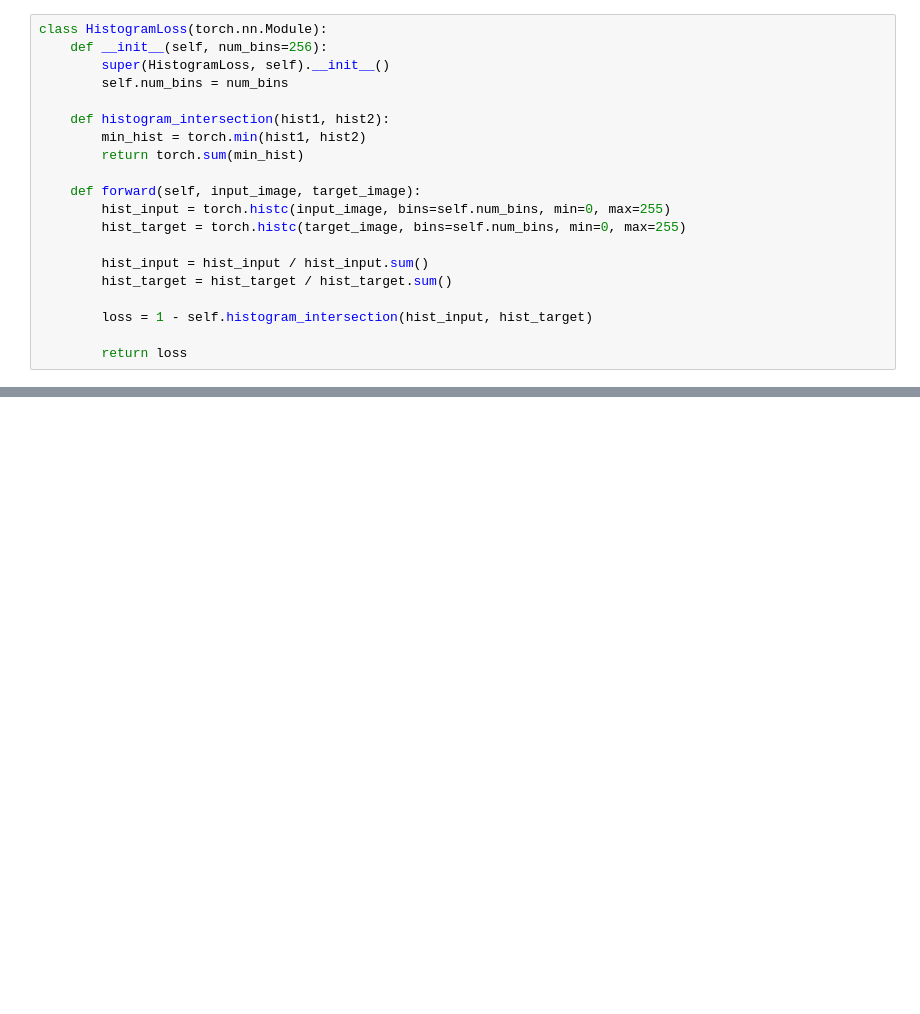
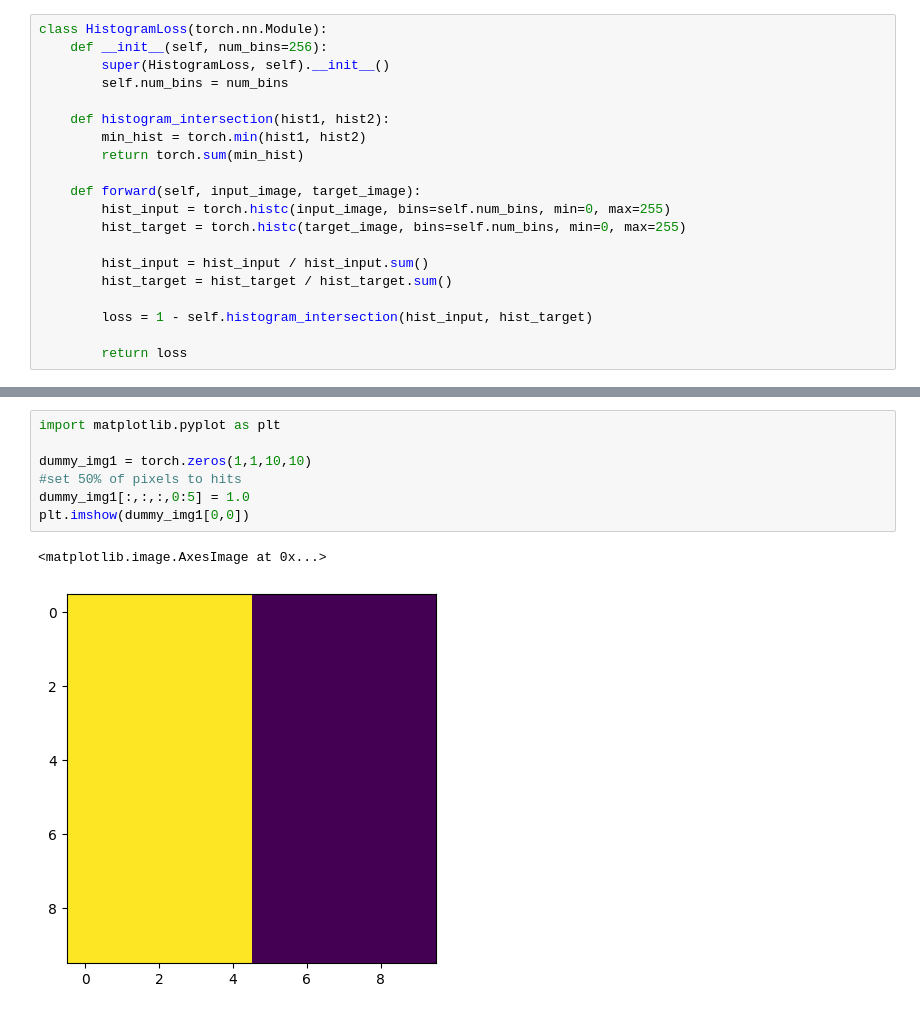
Before and after one commit to Adillwma/DeepClean3D, a Jupyter notebook: 3D Loss function building.ipynb, the cells around one changed output, grey strips where cells are left out. Drawn from its saved outputs; the diff is of its cells as text; blank space fills up the shorter version.

```diff
--- a/3D Loss function building.ipynb
+++ b/3D Loss function building.ipynb
@@ -41,0 +203,10 @@ Loss function cannot work with shape (batch, channel, x, y) Check loss fn code f
+# %%
+import matplotlib.pyplot as plt
+
+dummy_img1 = torch.zeros(1,1,10,10)
+#set 50% of pixels to hits
+dummy_img1[:,:,:,0:5] = 1.0
+plt.imshow(dummy_img1[0,0])
+# %% [output]
+<matplotlib.image.AxesImage at 0x...>
+[figure, added]
```
Also changed, not shown: parts of 4 cells of this notebook, 7 other files.
